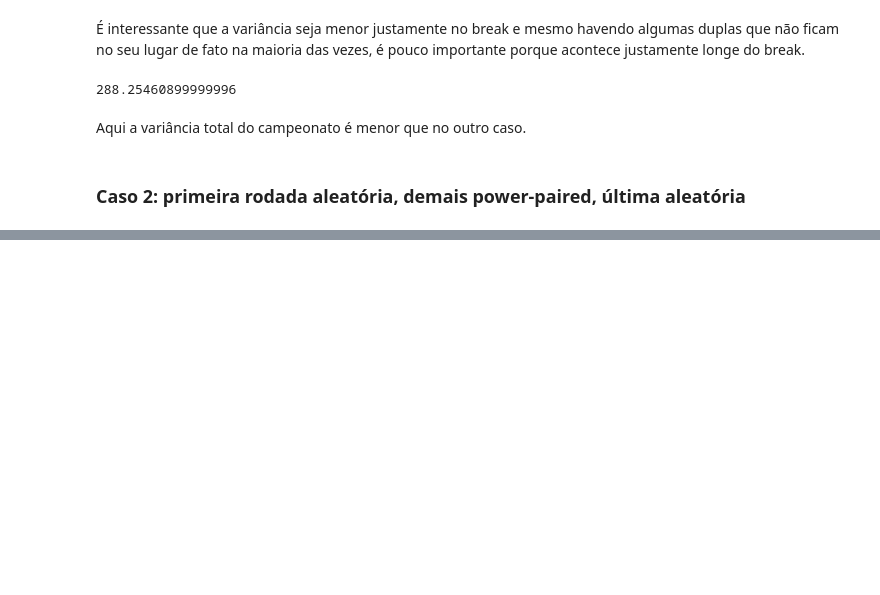
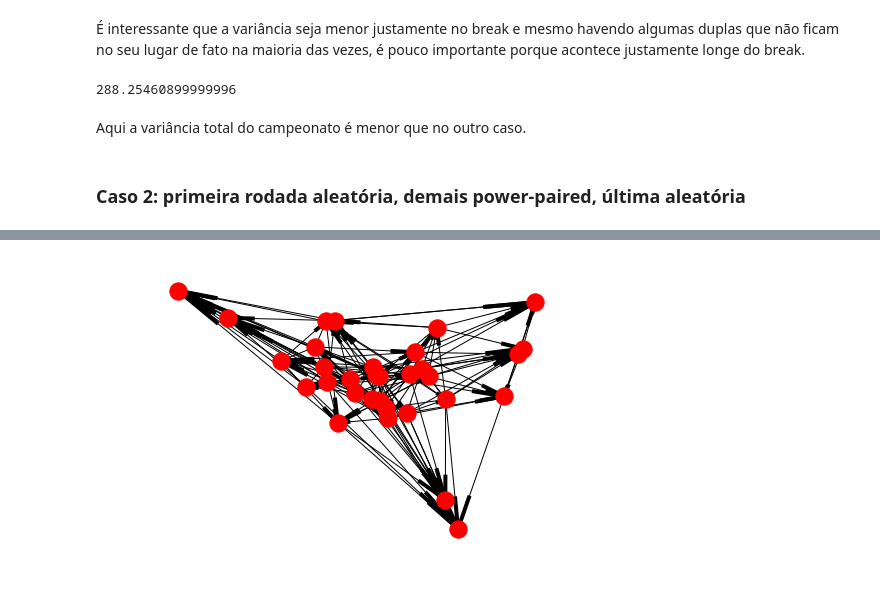
Before and after one commit to mpopst/Debate, a Jupyter notebook: Random Pairing vs Power Pairing.ipynb, the cells around one changed output, grey strips where cells are left out. Drawn from its saved outputs; the diff is of its cells as text; code cells hidden in the pictures; blank space fills up the shorter version.

```diff
--- a/Random Pairing vs Power Pairing.ipynb
+++ b/Random Pairing vs Power Pairing.ipynb
@@ -184,0 +237,31 @@ sum(varianciatotal)
+# %%
+duplas = len(power)
+tabela = np.zeros((duplas, duplas))
+rodada = 1
+def gerar_rodada_aleatoria(duplas):
+    numeros = list(range(duplas))
+    random.shuffle(numeros)
+    rodada = [[]]
+    while len(numeros) != 0:
+        if len(rodada[-1]) != 4:
+            rodada[-1].append(numeros.pop())
+        else:
+            rodada.append([])
+    return rodada
+for i in range(rodadas):
+    rodada = gerar_rodada_aleatoria(duplas)
+    for sala in rodada:
+        A = [(power[dupla]+0.05*np.random.randn(), dupla) for dupla in sala]
+        A.sort(key = lambda x: x[1])
+        tabela[A[0][1], A[1][1]] += 1
+        tabela[A[0][1], A[2][1]] += 1
+        tabela[A[0][1], A[3][1]] += 1
+        tabela[A[1][1], A[2][1]] += 1
+        tabela[A[1][1], A[3][1]] += 1
+        tabela[A[2][1], A[3][1]] += 1
+G = nx.from_numpy_array(tabela, parallel_edges=True, create_using=nx.DiGraph())
+# %%
+nx.draw(G)
+plt.draw()
+# %% [output]
+[figure, added]
```
Also changed, not shown: parts of 13 cells of this notebook.
